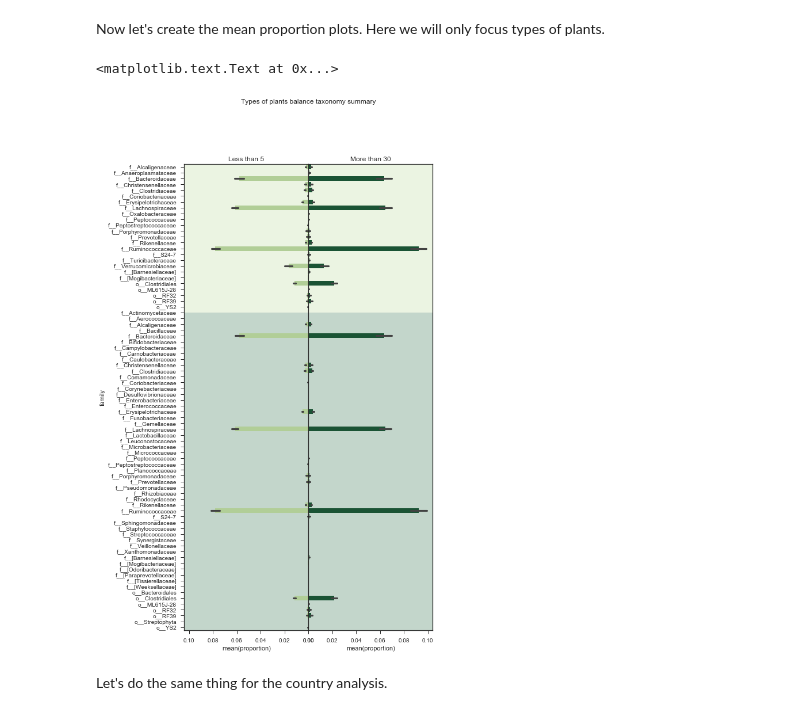
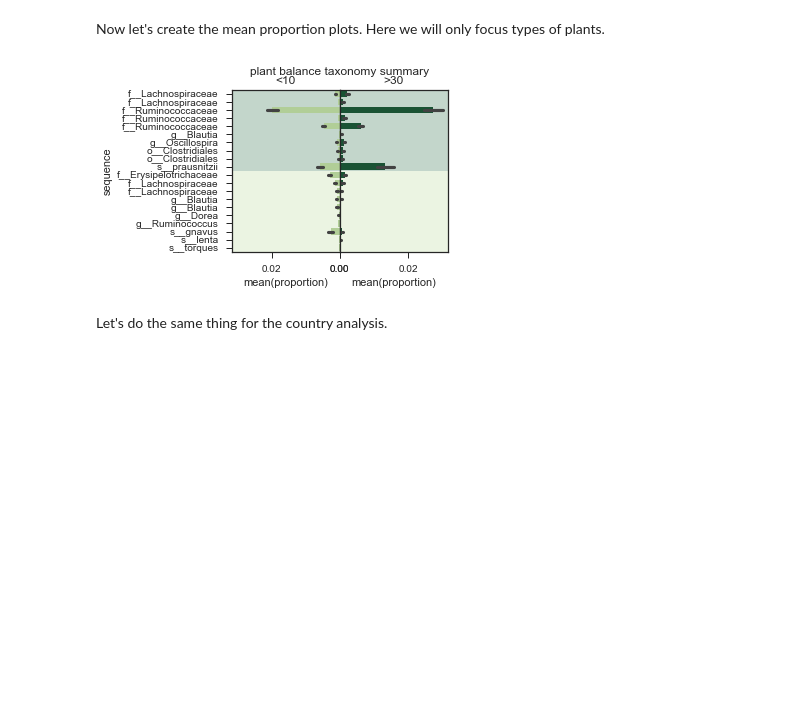
Before and after one commit to knightlab-analyses/american-gut-analyses, a Jupyter notebook: ipynb/core-balance-classifier.ipynb, the cells around one changed output. Saved outputs shown, nothing was run; the diff lists cells and outputs as text; code cells hidden in the pictures; blank space fills up the shorter version.

Commit message:
Updating notebooks to reflect changes to proportion plots

```diff
--- a/ipynb/core-balance-classifier.ipynb
+++ b/ipynb/core-balance-classifier.ipynb
@@ -419,62 +407,61 @@ collapsed_df = df.groupby('family').sum().T
 import matplotlib as mpl
 mpl.rcParams['pdf.fonttype'] = 42
 sns.set_style('ticks')
-fig, ax = plt.subplots(1, 2, figsize=(10, 15))
+fig, ax = plt.subplots(1, 2, figsize=(5, 3))
 ax1, ax2 = ax
 
-num_taxa = list(map(lambda x: x.split(';')[4], num_collapsed.columns))
-denom_taxa = list(map(lambda x: x.split(';')[4], denom_collapsed.columns))
+num_taxa = taxa.loc[num_collapsed.columns, 'species']
+denom_taxa = taxa.loc[denom_collapsed.columns, 'species']
 
-num_idx = np.argsort(num_taxa)
-num_taxa_full = [num_collapsed.columns[i] for i in num_idx]
+num_color   = '#105d33' # >30
+denom_color = '#b0d78e' # <5
 
-denom_idx = np.argsort(denom_taxa)
-denom_taxa_full = [denom_collapsed.columns[i] for i in denom_idx]
-
+less_df = data.loc[data['cleaned_plants']=='Less than 10'].dropna()
 sns.barplot(x='proportion',
-            y='family',
-            data=data.loc[data['cleaned_plants']=='Less than 10'],
-            color='#b0d78e',
-            order=num_taxa_full + denom_taxa_full,
+            y=level,
+            data=less_df,
+            color=denom_color,
+            order=list(num_taxa.index) + list(denom_taxa.index),
             ax=ax1)
-
+more_df = data.loc[data['cleaned_plants']=='More than 30'].dropna()
 sns.barplot(x='proportion',
-            y='family',
-            data=data.loc[data['cleaned_plants']=='More than 30'],
-            color='#105d33',
-            order=num_taxa_full + denom_taxa_full,
+            y=level,
+            data=more_df,
+            color=num_color,
+            order=list(num_taxa.index) + list(denom_taxa.index),
             ax=ax2)
 
-ax1.set(yticklabels=sorted(num_taxa) + sorted(denom_taxa), title='Less than 5')
-ax2.set(yticklabels=[], ylabel='', yticks=[], title='More than 30')
+ax1.set(yticklabels=sorted(num_taxa) + sorted(denom_taxa), title='<10')
+ax2.set(yticklabels=[], ylabel='', yticks=[], title='>30')
 
 max_xlim = max(ax1.get_xlim()[1], ax2.get_xlim()[1])
 min_xlim = max(ax1.get_xlim()[0], ax2.get_xlim()[0])
 
 max_ylim, min_ylim = ax1.get_ylim()
 
 xlim = ([min_xlim, max_xlim])
 ax1.set_xlim(max_xlim, min_xlim)
 ax2.set_xlim(min_xlim, max_xlim)
 ax1.set_position([0.2, 0.125, 0.3, 0.75])
 ax2.set_position([0.5, 0.125, 0.3, 0.75])
 
-num_color = '#b0d78e' # less than 5
-denom_color = '#105d33' # more than 30
+
 num_h = num_collapsed.shape[1]
 denom_h = denom_collapsed.shape[1]
-ymid = (max_ylim - min_ylim) * num_h /  (num_h + denom_h)
+
+space = (max_ylim - min_ylim) / (num_h + denom_h)
+ymid = (max_ylim - min_ylim) * num_h /  (num_h + denom_h) - 0.5*space
 
 ax1.axhspan(min_ylim, ymid, facecolor=num_color, zorder=0, alpha=0.25)
 ax1.axhspan(ymid, max_ylim, facecolor=denom_color, zorder=0, alpha=0.25)
 
 ax2.axhspan(min_ylim, ymid, facecolor=num_color, zorder=0, alpha=0.25)
 ax2.axhspan(ymid, max_ylim, facecolor=denom_color, zorder=0, alpha=0.25)
 
-plt.suptitle('Types of plants balance taxonomy summary')
+plt.suptitle('plant balance taxonomy summary')
+plt.savefig('plant_taxonomy_proportions.pdf')
 # %% [output]
-<matplotlib.text.Text at 0x...>
-[figure, old version]
+[figure, new version]
 # %% [markdown]
 Let's do the same thing for the country analysis.
 # %%
```
Also changed, not shown: parts of 12 cells of this notebook, 1 other file.
